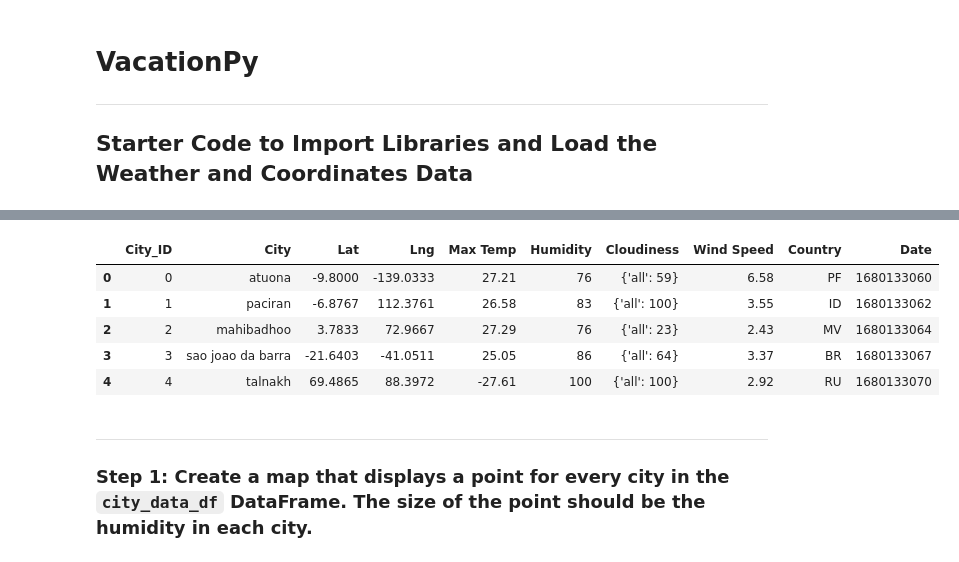
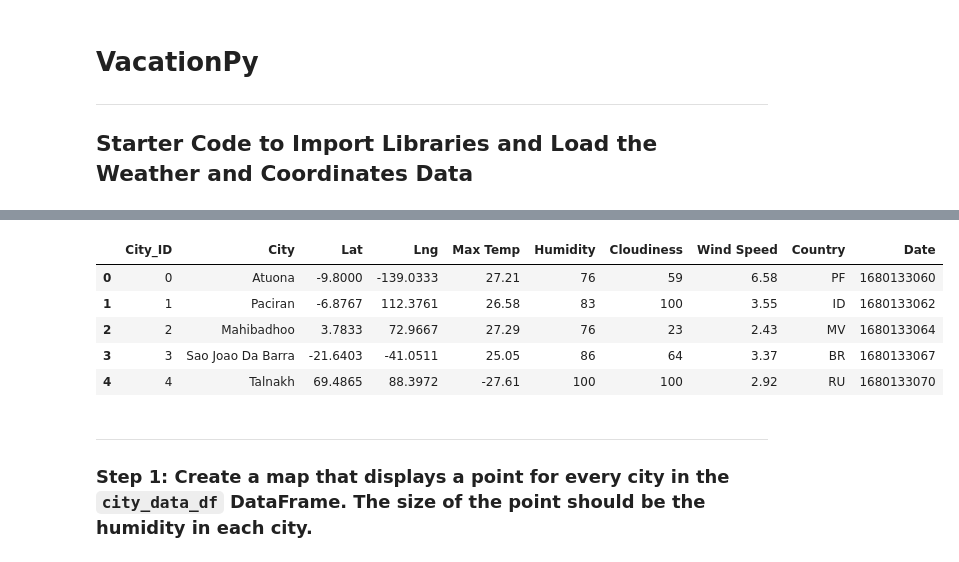
Before and after one commit to Akif23Hasan/API-Challenge, a Jupyter notebook: starter_code/VacationPy.ipynb, the cells around one changed output, grey strips where cells are left out. Cells and saved outputs as stored; diff of their text form; code cells hidden in the pictures.

```diff
--- a/starter_code/VacationPy.ipynb
+++ b/starter_code/VacationPy.ipynb
@@ -15,17 +20,20 @@ from api_keys import geoapify_key
 # %%
 # Load the CSV file created in Part 1 into a Pandas DataFrame
 csv_file = Path("../output_data/cities.csv")
 city_data_df = pd.read_csv(csv_file)
 
 # Display sample data
+city_data_df["Cloudiness"] = (city_data_df["Cloudiness"]).str.replace("{'all':", "")
+city_data_df["Cloudiness"] = (city_data_df["Cloudiness"]).str.replace("}", "")
+city_data_df["City"] = city_data_df["City"].str.title()
 city_data_df.head()
 # %% [output]
 |  | City_ID | City | Lat | Lng | Max Temp | Humidity | Cloudiness | Wind Speed | Country | Date |
-| 0 | 0 | atuona | -9.8000 | -139.0333 | 27.21 | 76 | {'all': 59} | 6.58 | PF | 1680133060 |
-| 1 | 1 | paciran | -6.8767 | 112.3761 | 26.58 | 83 | {'all': 100} | 3.55 | ID | 1680133062 |
-| 2 | 2 | mahibadhoo | 3.7833 | 72.9667 | 27.29 | 76 | {'all': 23} | 2.43 | MV | 1680133064 |
-| 3 | 3 | sao joao da barra | -21.6403 | -41.0511 | 25.05 | 86 | {'all': 64} | 3.37 | BR | 1680133067 |
-| 4 | 4 | talnakh | 69.4865 | 88.3972 | -27.61 | 100 | {'all': 100} | 2.92 | RU | 1680133070 |
+| 0 | 0 | Atuona | -9.8000 | -139.0333 | 27.21 | 76 | 59 | 6.58 | PF | 1680133060 |
+| 1 | 1 | Paciran | -6.8767 | 112.3761 | 26.58 | 83 | 100 | 3.55 | ID | 1680133062 |
+| 2 | 2 | Mahibadhoo | 3.7833 | 72.9667 | 27.29 | 76 | 23 | 2.43 | MV | 1680133064 |
+| 3 | 3 | Sao Joao Da Barra | -21.6403 | -41.0511 | 25.05 | 86 | 64 | 3.37 | BR | 1680133067 |
+| 4 | 4 | Talnakh | 69.4865 | 88.3972 | -27.61 | 100 | 100 | 2.92 | RU | 1680133070 |
 # %% [markdown]
 ---
 
```
Also changed, not shown: parts of 8 cells of this notebook, 2 other files.
